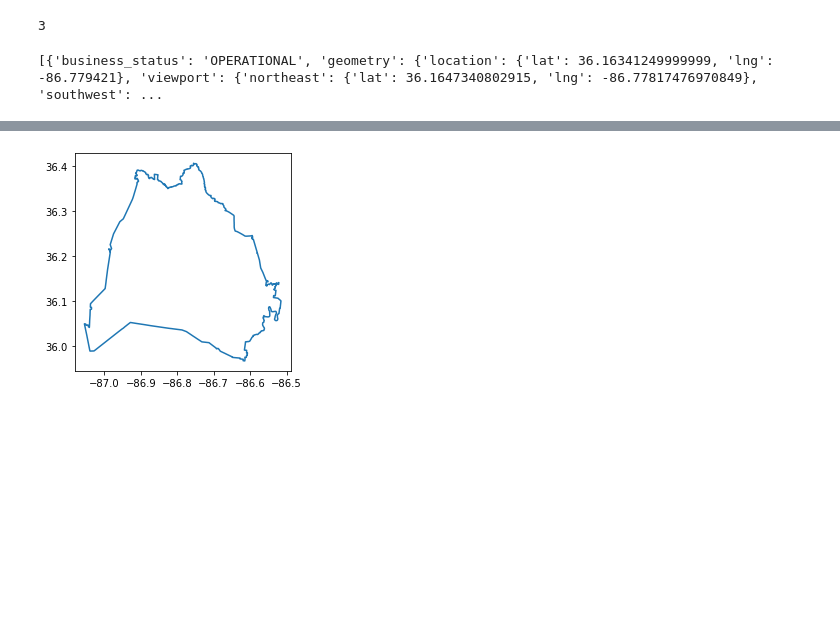
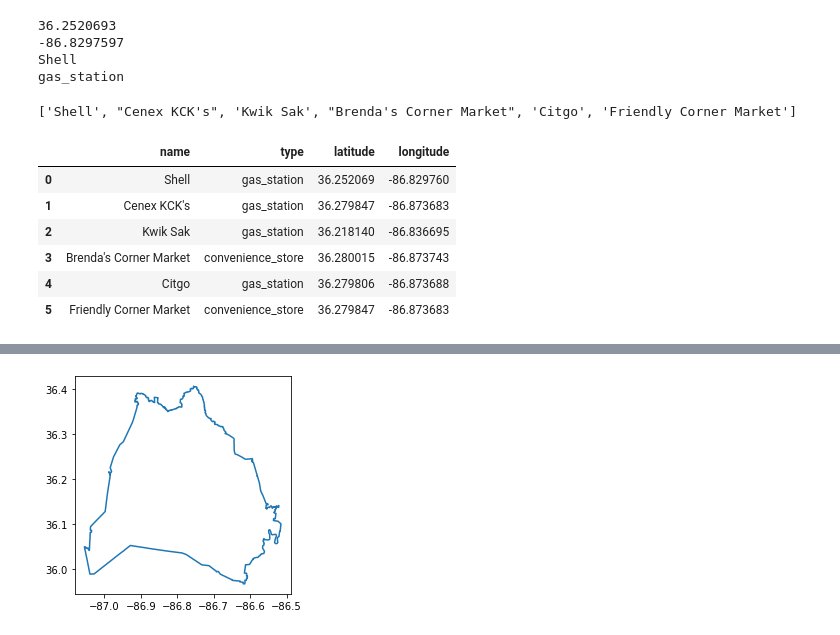
Before and after one commit to tarynpatterson/nashville-businesses-in-black-communities, a Jupyter notebook: notebooks/Tract_Test_Google_API.ipynb, the cells around one changed output, grey strips where cells are left out. Saved outputs shown, nothing was run; the diff lists cells and outputs as text; code cells hidden in the pictures; blank space fills up the shorter version.

Commit message:
Ran test to get dataframe for census tract 1

```diff
--- a/notebooks/Tract_Test_Google_API.ipynb
+++ b/notebooks/Tract_Test_Google_API.ipynb
@@ -27,5 +27,9 @@ hidden = pd.read_pickle('../data/API_key.pkl')
 api_key = hidden.loc[0][1]
 # %%
 location = '36.24885, -86.85388' # lat, lng as a string
-radius = '3218' # in meters, 20 miles, approximate distance from Davidson center to furthest edge
-types = 'gas_station' # select single store type as a test case
+radius = '4000' # in meters, 20 miles, approximate distance from Davidson center to furthest edge
+types = ['gas_station',
+         'grocery_or_supermarket',
+         'hospital',
+         'clothing_store',
+        'restaurant'] # select single store type as a test case
@@ -100,5 +57,5 @@ def search_places_by_coordinate(location, radius, types, api_key, sleep_sec = 2)
         time.sleep(sleep_sec)
     return places
 # %%
-gas_stations = search_places_by_coordinate(location, radius, types, api_key)
+all_types = search_places_by_coordinate(location, radius, types, api_key)
 # %%
@@ -113,11 +89,41 @@ multiple_stores_20_mi_radius = search_places_by_coordinate(location, radius, all
+# %%
+print(all_types[0]['geometry']['location']['lat'])
+print(all_types[0]['geometry']['location']['lng'])
+print(all_types[0]['name'])
+print(all_types[0]['types'][0])
+# %% [output]
+36.2520693
+-86.8297597
+Shell
+gas_station
 # %%
-len(multiple_stores_20_mi_radius)
+latitude = []
+longitude = []
+name = []
+types = []
+
+for i in all_types:
+    latitude.append(i['geometry']['location']['lat'])
+    longitude.append(i['geometry']['location']['lng'])
+    name.append(i['name'])
+    types.append(i['types'][0])
-# %% [output]
-3
+# %%
+print(name)
+# %% [output]
+['Shell', "Cenex KCK's", 'Kwik Sak', "Brenda's Corner Market", 'Citgo', 'Friendly Corner Market']
 # %%
-print(multiple_stores_20_mi_radius)
+test_df = pd.DataFrame(list(zip(name, types, latitude, longitude)),
+               columns =['name', 'type', 'latitude', 'longitude'])
-# %% [output]
-[{'business_status': 'OPERATIONAL', 'geometry': {'location': {'lat': 36.16341249999999, 'lng': -86.779421}, 'viewport': {'northeast': {'lat': 36.1647340802915, 'lng': -86.77817476970849}, 'southwest': ...
+# %%
+test_df
+# %% [output]
+|  | name | type | latitude | longitude |
+| 0 | Shell | gas_station | 36.252069 | -86.829760 |
+| 1 | Cenex KCK's | gas_station | 36.279847 | -86.873683 |
+| 2 | Kwik Sak | gas_station | 36.218140 | -86.836695 |
+| 3 | Brenda's Corner Market | convenience_store | 36.280015 | -86.873743 |
+| 4 | Citgo | gas_station | 36.279806 | -86.873688 |
+| 5 | Friendly Corner Market | convenience_store | 36.279847 | -86.873683 |
 # %%
 nash_map = folium.Map([36.24885, -86.85388])
 for store in gas_stations:
```
Also changed, not shown: parts of 6 cells of this notebook, 1 other file.
